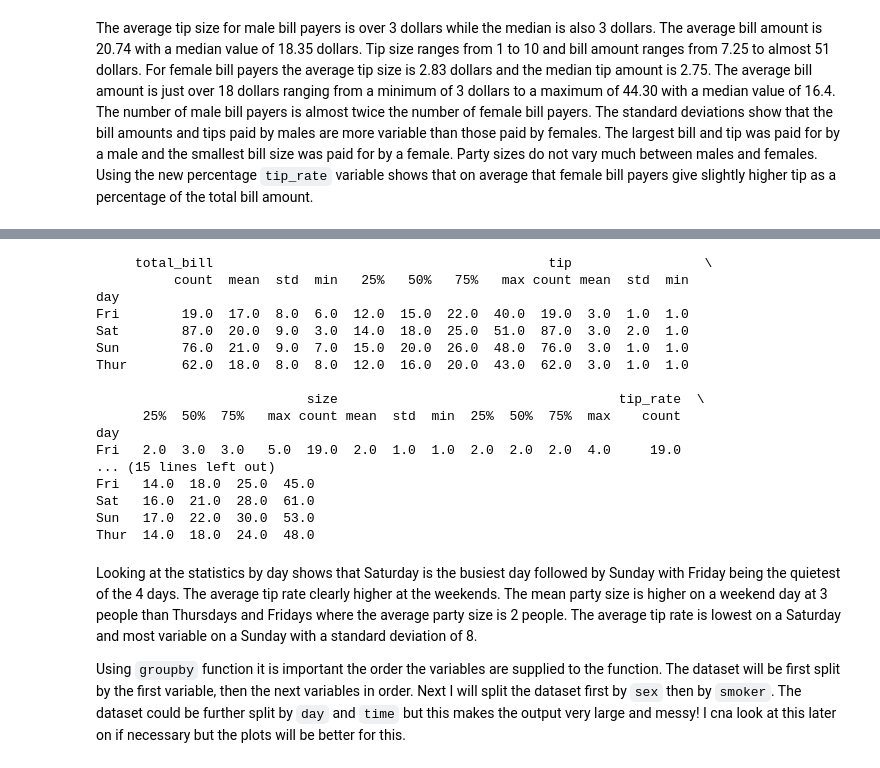
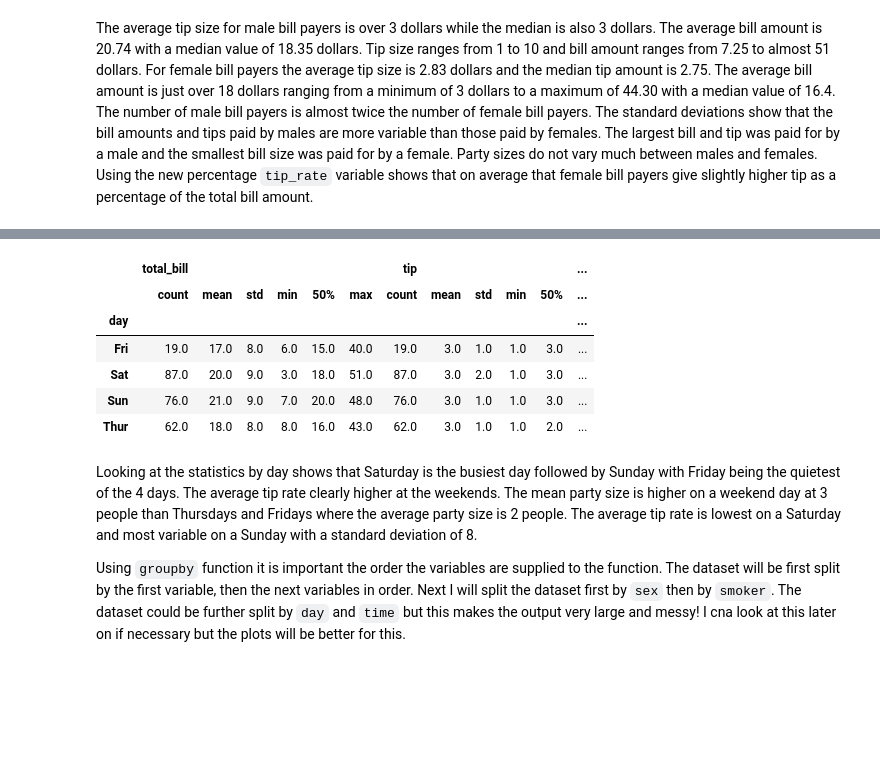
Before and after one commit to angela1C/Fundamentals-of-Data-Analysis-Project-2019, a Jupyter notebook: tips-project.ipynb, the cells around one changed output, grey strips where cells are left out. Cells and saved outputs as stored; diff of their text form; code cells hidden in the pictures; blank space fills up the shorter version.

Commit message:
describe function for summary statistics

```diff
--- a/tips-project.ipynb
+++ b/tips-project.ipynb
@@ -495,0 +518,3 @@ max     44.300000   6.500000   6.000000  42.000000   48.110000
+# %%
+# here I reordered the dataframe
+df2=df[['total_bill','tip','tip_rate','size','sex','smoker','day','time']]
@@ -495,0 +523,3 @@ max     44.300000   6.500000   6.000000  42.000000   48.110000
+# %%
+pd.set_option('display.max_rows', 30)
+print(df2.groupby(["sex"]).describe(percentiles=[.5]).round())
@@ -550,24 +573,14 @@ Using the `describe` function on a `groupby` is difficult to display as the numb
 # %%
 pd.set_option('display.max_columns', 50) # want to display all columns of the output
-print(df.groupby("day").describe().round())# groupby day get mean of
+df2.groupby("day").describe(percentiles=[.5]).round()# groupby day get mean of
 # %% [output]
-     total_bill                                           tip                 \
-          count  mean  std  min   25%   50%   75%   max count mean  std  min
-day
-Fri        19.0  17.0  8.0  6.0  12.0  15.0  22.0  40.0  19.0  3.0  1.0  1.0
-Sat        87.0  20.0  9.0  3.0  14.0  18.0  25.0  51.0  87.0  3.0  2.0  1.0
-Sun        76.0  21.0  9.0  7.0  15.0  20.0  26.0  48.0  76.0  3.0  1.0  1.0
-Thur       62.0  18.0  8.0  8.0  12.0  16.0  20.0  43.0  62.0  3.0  1.0  1.0
-
-                           size                                    tip_rate  \
-      25%  50%  75%   max count mean  std  min  25%  50%  75%  max    count
-day
-Fri   2.0  3.0  3.0   5.0  19.0  2.0  1.0  1.0  2.0  2.0  2.0  4.0     19.0
-... (15 lines left out)
-Fri   14.0  18.0  25.0  45.0
-Sat   16.0  21.0  28.0  61.0
-Sun   17.0  22.0  30.0  53.0
-Thur  14.0  18.0  24.0  48.0
+|  | total_bill |  |  |  |  |  | tip |  |  |  |  | ... |
+|  | count | mean | std | min | 50% | max | count | mean | std | min | 50% | ... |
+| day |  |  |  |  |  |  |  |  |  |  |  | ... |
+| Fri | 19.0 | 17.0 | 8.0 | 6.0 | 15.0 | 40.0 | 19.0 | 3.0 | 1.0 | 1.0 | 3.0 | ... |
+| Sat | 87.0 | 20.0 | 9.0 | 3.0 | 18.0 | 51.0 | 87.0 | 3.0 | 2.0 | 1.0 | 3.0 | ... |
+| Sun | 76.0 | 21.0 | 9.0 | 7.0 | 20.0 | 48.0 | 76.0 | 3.0 | 1.0 | 1.0 | 3.0 | ... |
+| Thur | 62.0 | 18.0 | 8.0 | 8.0 | 16.0 | 43.0 | 62.0 | 3.0 | 1.0 | 1.0 | 2.0 | ... |
 # %% [markdown]
 Looking at the statistics by day shows that Saturday is the busiest day followed by Sunday with Friday being the quietest of the 4 days. The average tip rate clearly higher at the weekends.
 The mean party size is higher on a weekend day at 3 people than Thursdays and Fridays where the average party size is 2 people. The average tip rate is lowest on a Saturday and most variable on a Sunday with a standard deviation of 8.
```
Also changed, not shown: parts of 32 cells of this notebook.
